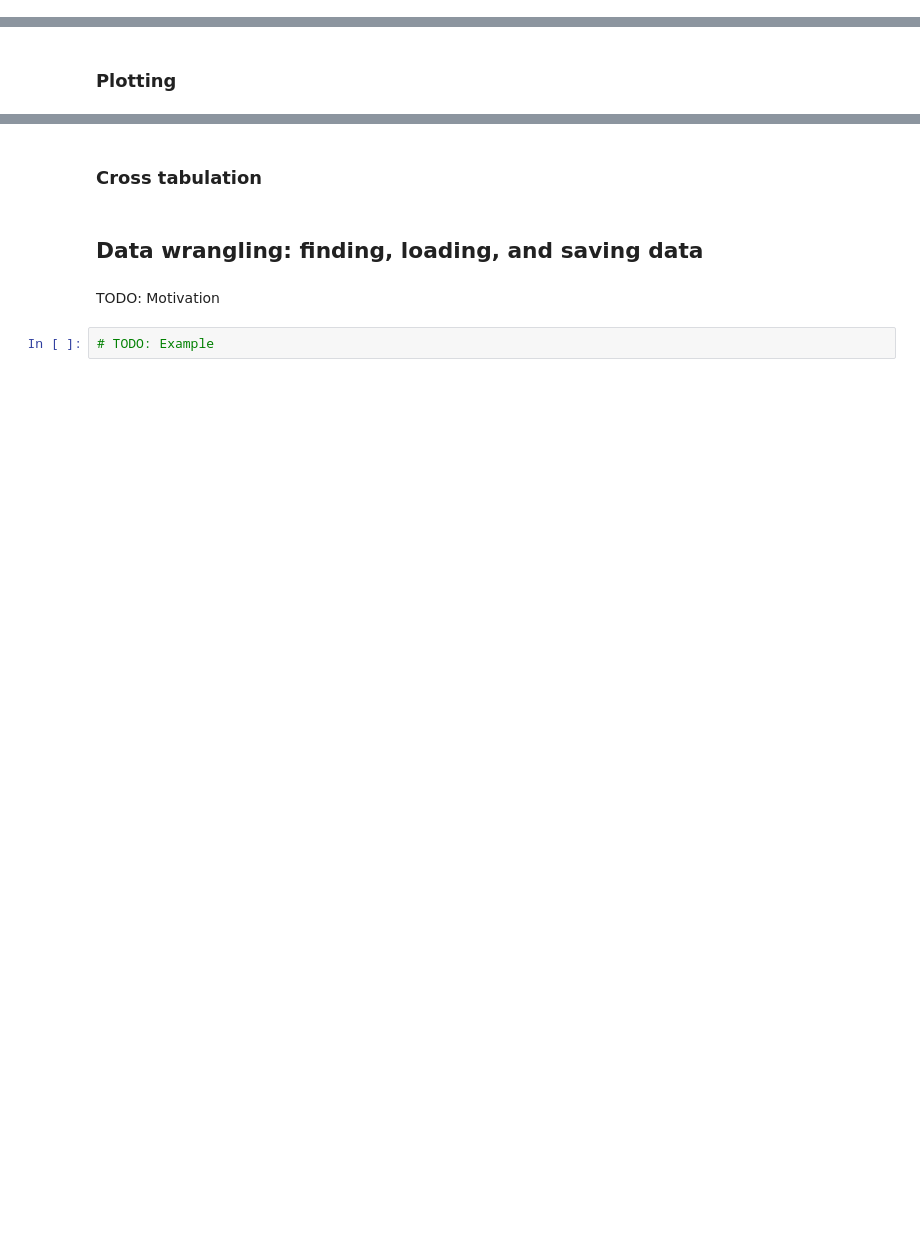
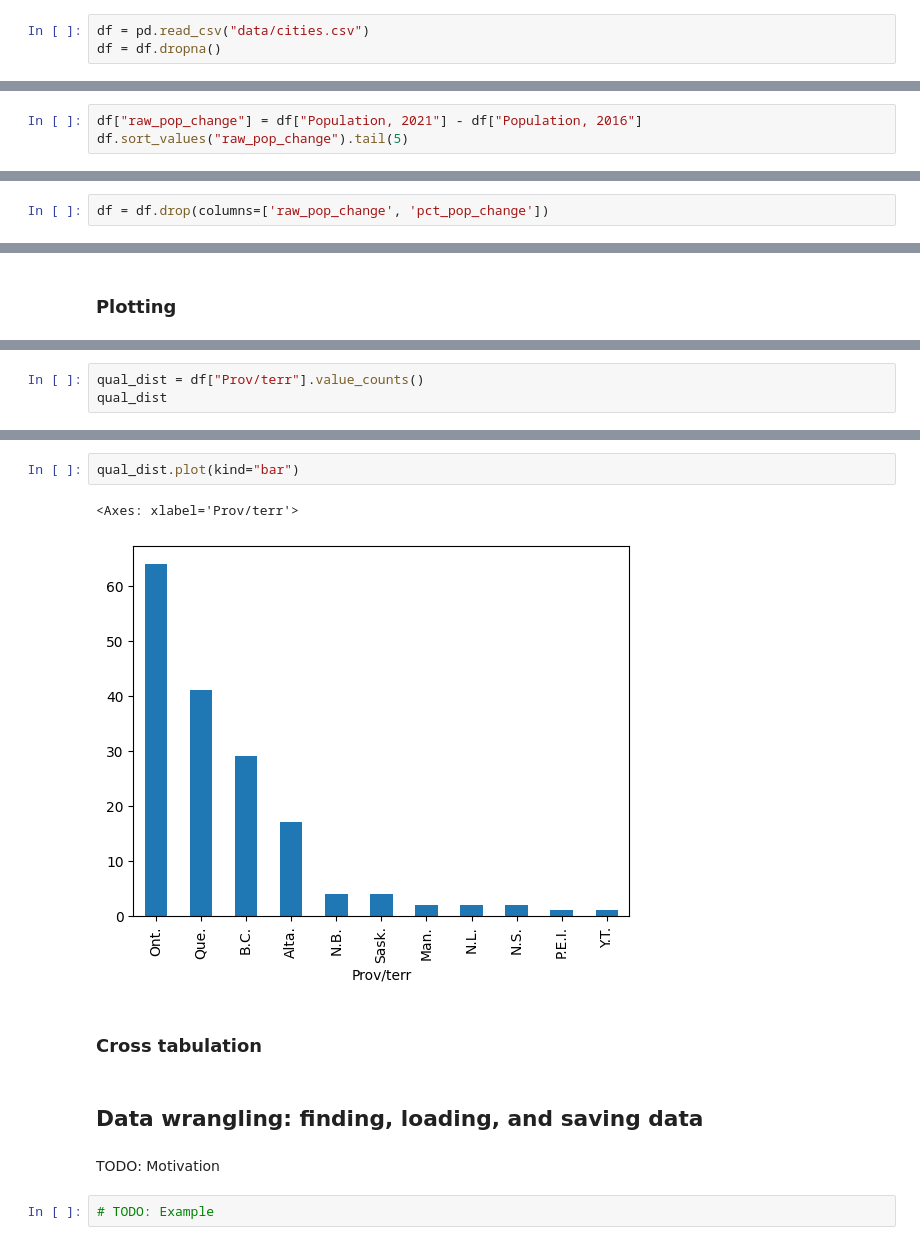
Before and after one commit to schoolofcities/urban-data-storytelling, a Jupyter notebook: urban-data-analytics/2-data-analytics-and-processing/data-analytics-and-processing.ipynb, the cells around one changed output, grey strips where cells are left out. Drawn from its saved outputs; the diff is of its cells as text; blank space fills up the shorter version.

```diff
--- a/urban-data-analytics/2-data-analytics-and-processing/data-analytics-and-processing.ipynb
+++ b/urban-data-analytics/2-data-analytics-and-processing/data-analytics-and-processing.ipynb
@@ -128,2 +193,5 @@ HINT: You can do this in two steps (which is more readable) by storing the data
+# %%
+df = pd.read_csv("data/cities.csv")
+df = df.dropna()
 # %% [markdown]
 ### Creating new columns
@@ -129,0 +200,3 @@ HINT: You can do this in two steps (which is more readable) by storing the data
+# %%
+df["raw_pop_change"] = df["Population, 2021"] - df["Population, 2016"]
+df.sort_values("raw_pop_change").tail(5)
@@ -130 +216,3 @@ HINT: You can do this in two steps (which is more readable) by storing the data
+# %%
+df = df.drop(columns=['raw_pop_change', 'pct_pop_change'])
 # %% [markdown]
@@ -137,0 +252,3 @@ HINT: You can do this in two steps (which is more readable) by storing the data
+# %%
+qual_dist = df["Prov/terr"].value_counts()
+qual_dist
@@ -138,3 +269,8 @@ HINT: You can do this in two steps (which is more readable) by storing the data
+# %%
+qual_dist.plot(kind="bar")
+# %% [output]
+<Axes: xlabel='Prov/terr'>
+[figure, added]
 # %% [markdown]
 ### Cross tabulation
 # %% [markdown]
```
Also changed, not shown: parts of 28 cells of this notebook, 1 other file.
